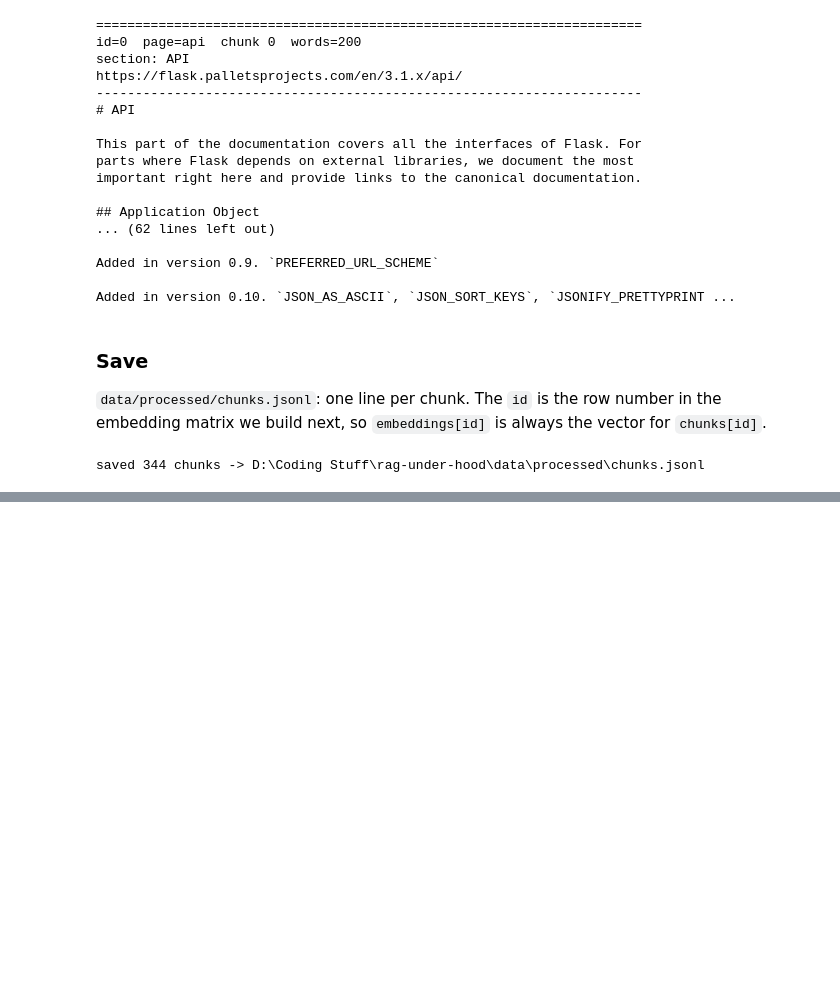
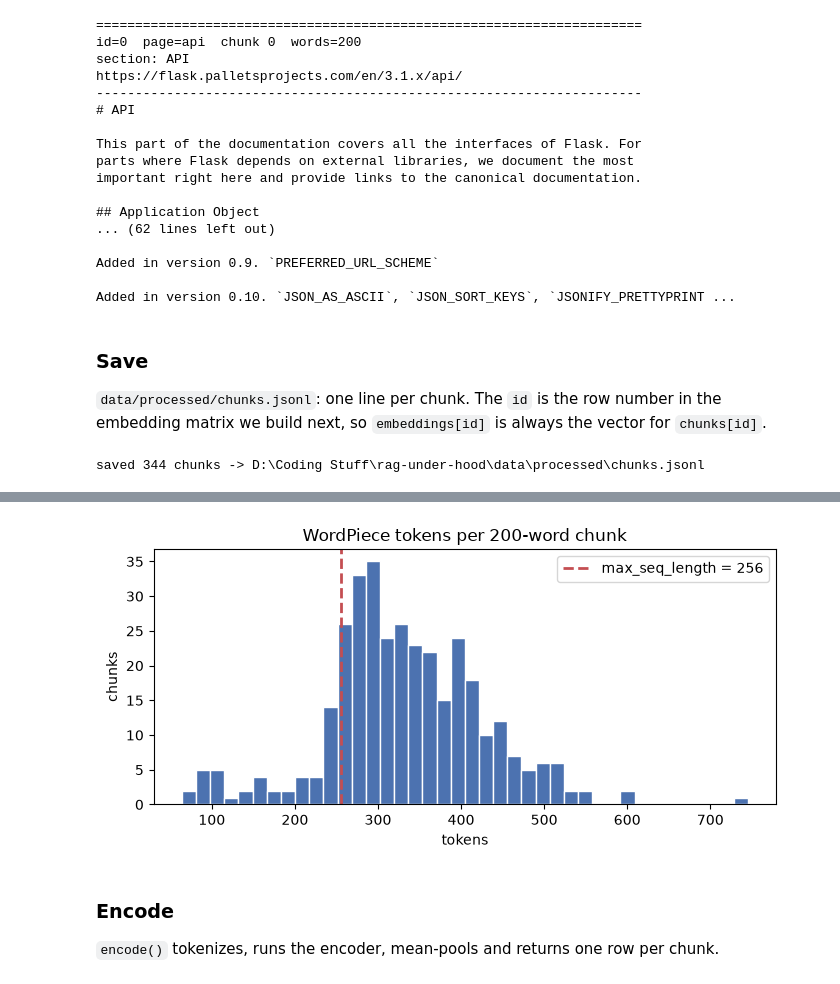
Before and after one commit to ShardunyaMamidi/rag-under-hood, a Jupyter notebook: notebooks/chunking_embeddings.ipynb, the cells around one changed output, grey strips where cells are left out. Drawn from its saved outputs; the diff is of its cells as text; code cells hidden in the pictures; blank space fills up the shorter version.

Commit message:
Add embedding using the miniLM model that converts words into 384d vector. Plot the report of token lenght in each chunk

```diff
--- a/notebooks/chunking_embeddings.ipynb
+++ b/notebooks/chunking_embeddings.ipynb
@@ -559,0 +568,11 @@ saved 344 chunks -> D:\Coding Stuff\rag-under-hood\data\processed\chunks.jsonl
+# %%
+import numpy as np
+import torch
+from sentence_transformers import SentenceTransformer
+
+MODEL_NAME = "sentence-transformers/all-MiniLM-L6-v2"
+device = "cuda" if torch.cuda.is_available() else "cpu"
+print(f"device: {device}", f"({torch.cuda.get_device_name(0)})" if device == "cuda" else "")
+
+model = SentenceTransformer(MODEL_NAME, device=device)   # ~90 MB, downloaded once into ~/.cache/huggingface
+print(model)
@@ -559,0 +632,17 @@ saved 344 chunks -> D:\Coding Stuff\rag-under-hood\data\processed\chunks.jsonl
+# %%
+tok = model.tokenizer
+tok_lens = np.array([len(tok(c["text"])["input_ids"]) for c in chunks])   # includes [CLS] / [SEP]
+over = tok_lens > model.max_seq_length
+
+tokens_per_word = tok_lens.mean() / cdf.n_words.mean()
+print(f"tokens per chunk: min {tok_lens.min()}, median {np.median(tok_lens):.0f}, max {tok_lens.max()}")
+print(f"tokens per word : {tokens_per_word:.2f} average")
+print(f"chunks truncated at {model.max_seq_length} tokens: {over.sum()} / {len(chunks)} ({over.mean():.0%})")
+
+lost = tok_lens[over] - model.max_seq_length
+print(f"  tokens lost in those chunks: median {np.median(lost):.0f}, max {lost.max()}")
+print(f"  words that actually fit in {model.max_seq_length} tokens: ~{model.max_seq_length / tokens_per_word:.0f}")
+
+worst_idx = np.argsort(-tok_lens)[:3]
+print("\nlongest chunks:")
+print(cdf.loc[worst_idx, ["id", "page", "section", "n_words"]].assign(tokens=tok_lens[worst_idx]).to_string(index=False))
@@ -559,0 +679,16 @@ saved 344 chunks -> D:\Coding Stuff\rag-under-hood\data\processed\chunks.jsonl
+# %%
+fig, ax = plt.subplots(figsize=(7, 3.5))
+ax.hist(tok_lens, bins=40, color="#4C72B0", edgecolor="white")
+ax.axvline(model.max_seq_length, color="#C44E52", ls="--", lw=2,
+           label=f"max_seq_length = {model.max_seq_length}")
+ax.set(title="WordPiece tokens per 200-word chunk", xlabel="tokens", ylabel="chunks")
+ax.legend()
+plt.tight_layout()
+fig.savefig(fig_dir / "token_lengths.png", dpi=150)
+plt.show()
+# %% [output]
+[figure, added]
+# %% [markdown]
+### Encode
+
+`encode()` tokenizes, runs the encoder, mean-pools and returns one row per chunk.
```
Also changed, not shown: parts of 15 cells of this notebook, 1 other file.
